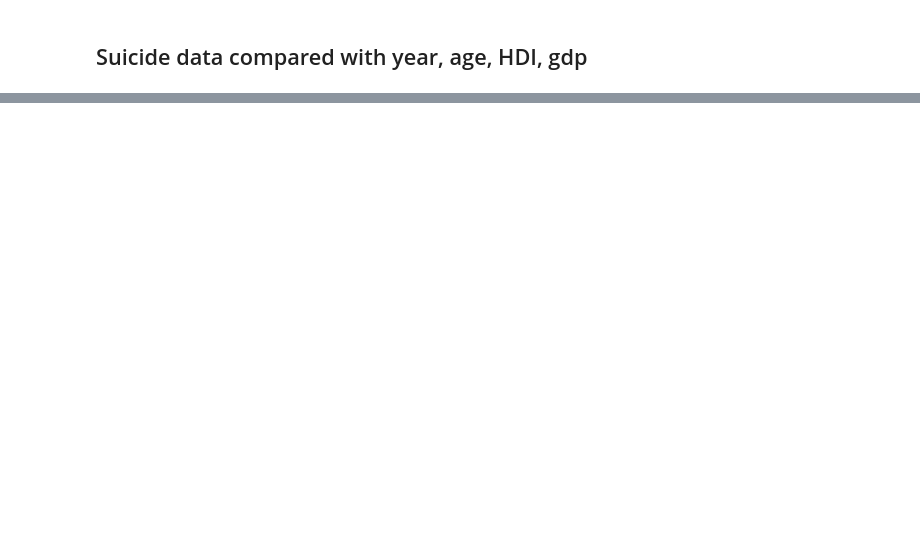
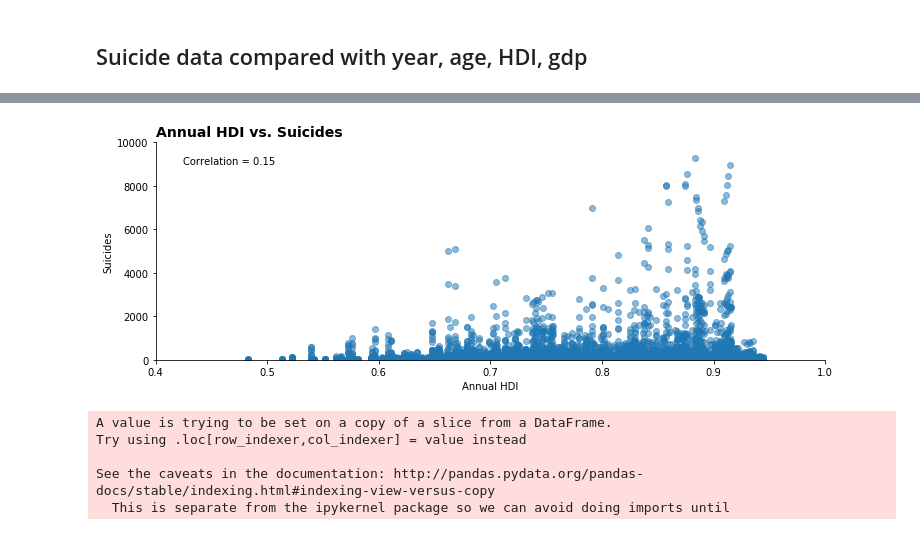
Before and after one commit to jeed123456789/data_science_project2, a Jupyter notebook: data_analysis.ipynb, the cells around one changed output, grey strips where cells are left out. Saved outputs shown, nothing was run; the diff lists cells and outputs as text; code cells hidden in the pictures; blank space fills up the shorter version.

```diff
--- a/data_analysis.ipynb
+++ b/data_analysis.ipynb
@@ -88,0 +106,6 @@ plt.show()
+# %%
+suicide_hdi = suicide_data[['country','suicides','HDI_for_year']]
+# %%
+suicide_hdi = suicide_hdi.dropna()
+# %%
+suicide_hdi =suicide_hdi.reset_index(drop = True)
@@ -88,0 +117,36 @@ plt.show()
+# %%
+fig, ax = plt.subplots( figsize = (12,4))
+
+ax.scatter(suicide_hdi["HDI_for_year"], suicide_hdi["suicides"], alpha= 0.5)
+
+ax.set_title('Annual HDI vs. Suicides ', loc='left', fontsize=14, fontweight = "bold")
+
+ax.set_xlabel("Annual HDI")
+ax.set_ylabel("Suicides")
+
+ax.spines["right"].set_visible(False)
+ax.spines["top"].set_visible(False)
+
+ax.set_xlim(0.4,1)
+ax.set_ylim(0,10000)
+
+corr_mat = suicide_hdi.corr()
+cr = corr_mat.suicides.HDI_for_year
+
+message = "Correlation = " + str(round(cr,2))
+
+ax.text(0.425,9000, message, horizontalalignment='left')
+
+plt.show()
+# %% [output]
+[figure, added]
+# %%
+suicide_gdp = suicide_data[['country','gdp_for_year','gdp_per_capita','suicides']]
+suicide_gdp.gdp_for_year = suicide_gdp.gdp_for_year.apply(np.int64)
+suicide_gdp["gdp_for_year_million"] = suicide_gdp.gdp_for_year/1000000000
+# %% [output]
+A value is trying to be set on a copy of a slice from a DataFrame.
+Try using .loc[row_indexer,col_indexer] = value instead
+
+See the caveats in the documentation: http://pandas.pydata.org/pandas-docs/stable/indexing.html#indexing-view-versus-copy
+  This is separate from the ipykernel package so we can avoid doing imports until
```
Also changed, not shown: parts of 10 cells of this notebook.
